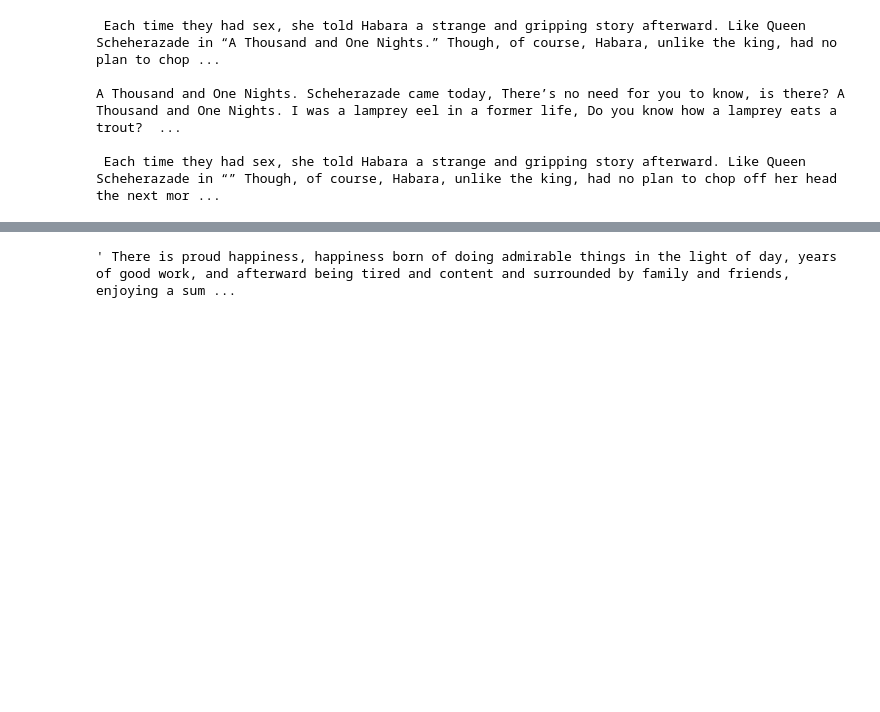
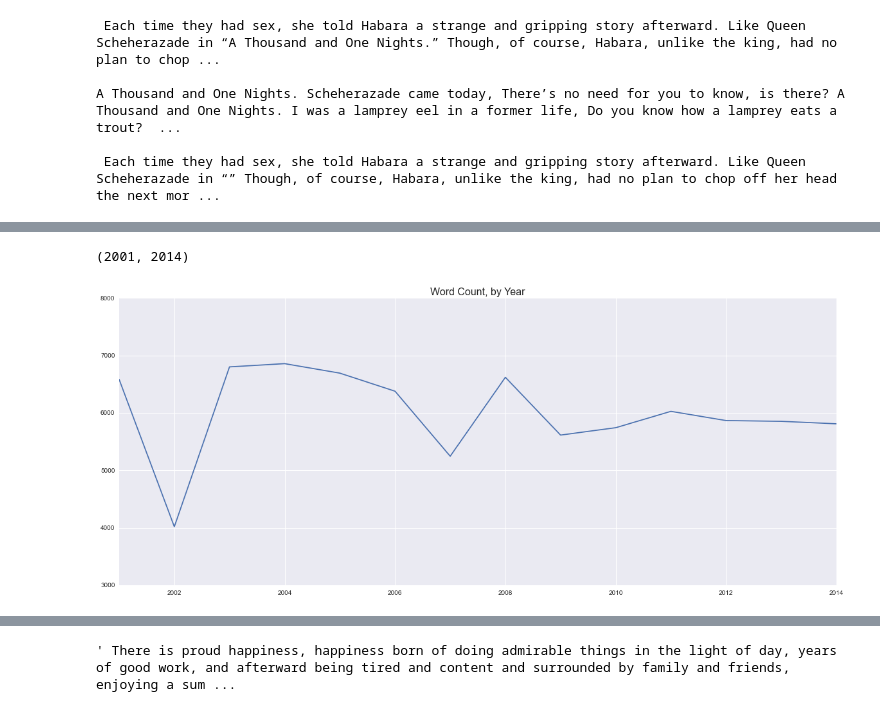
Before and after one commit to prathinavelu/kojak, a Jupyter notebook: Project Kojak.ipynb, the cells around one changed output, grey strips where cells are left out. Drawn from its saved outputs; the diff is of its cells as text; code cells hidden in the pictures; blank space fills up the shorter version.

```diff
--- a/Project Kojak.ipynb
+++ b/Project Kojak.ipynb
@@ -319,0 +402,17 @@ len(no_quote_stories)
+# %%
+years_wc = []
+wc_prop = []
+for y in range(2001,2015):
+    wc = np.mean(df_new[df_new['year'] == y]['word_count'].values)
+    years_wc.append(y)
+    wc_prop.append(wc)
+# %%
+plt.figure(1,figsize=(20,8))
+plt.title('Word Count, by Year', fontsize=16)
+plt.plot(years_wc,wc_prop)
+plt.ylim([3000,8000])
+plt.xlim([2001,2014])
+#plt.legend(fontsize=14)
+# %% [output]
+(2001, 2014)
+[figure, added]
```
Also changed, not shown: parts of 99 cells of this notebook.
